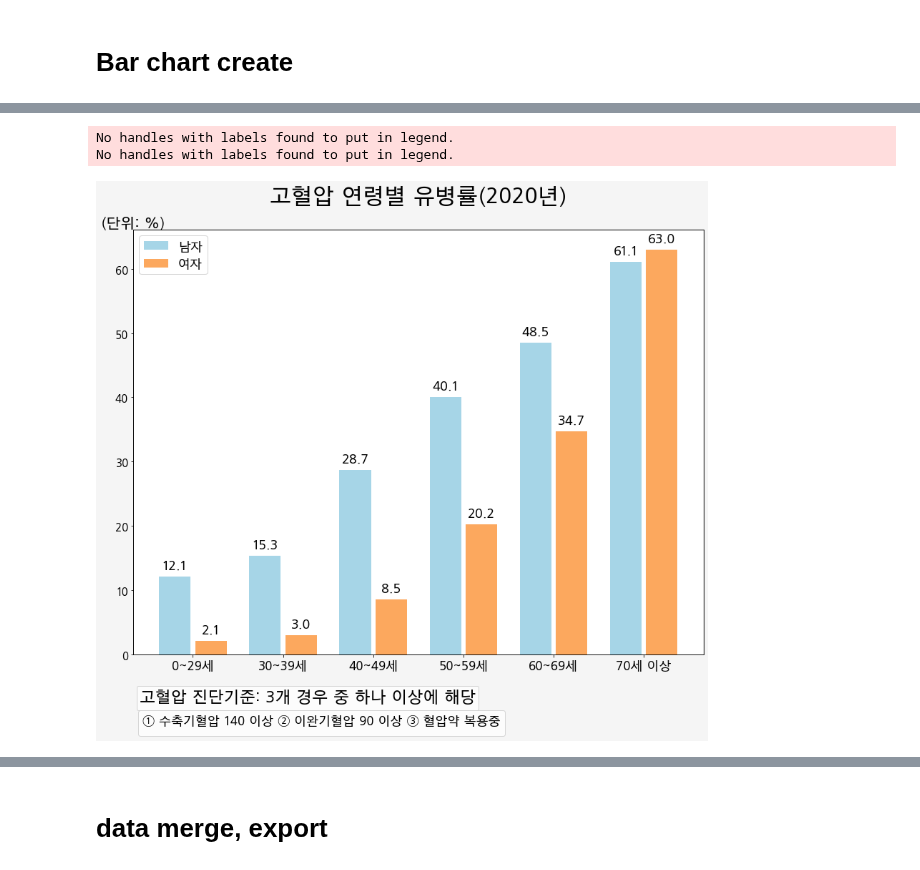
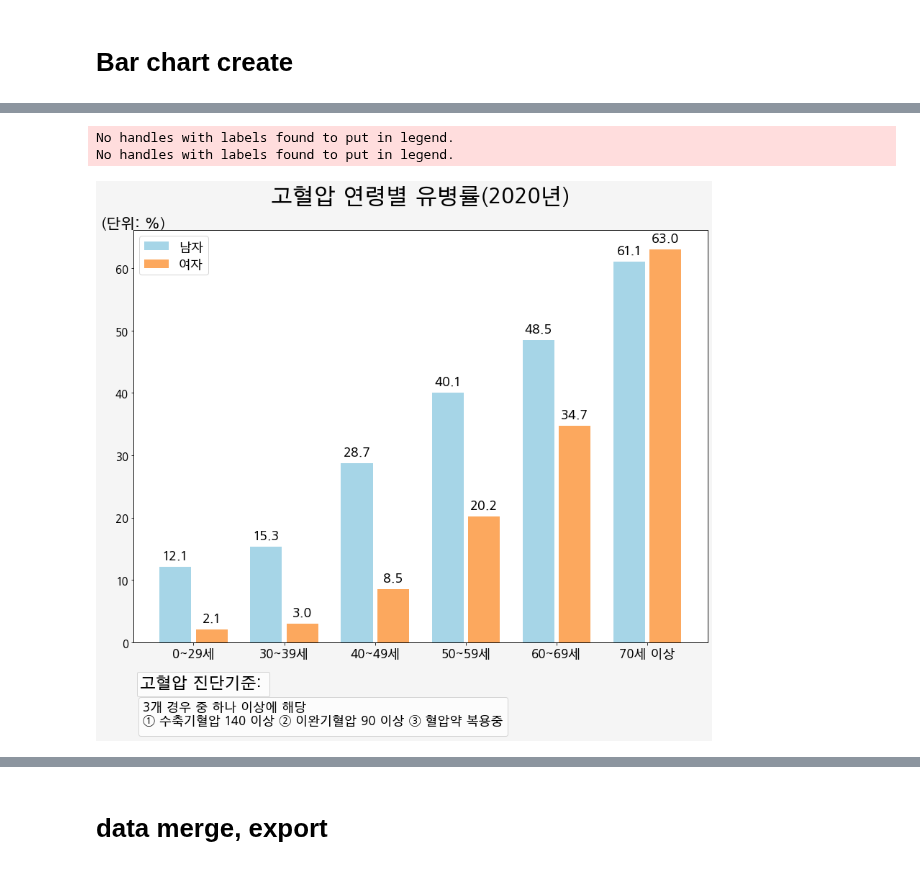
Before and after one commit to juseful/FactSheet2020, a Jupyter notebook: 02_질환별_01고혈압.ipynb, the cells around one changed output, grey strips where cells are left out. Saved outputs shown, nothing was run; the diff lists cells and outputs as text; code cells hidden in the pictures.

```diff
--- a/02_질환별_01고혈압.ipynb
+++ b/02_질환별_01고혈압.ipynb
@@ -519,36 +519,36 @@ autolabel(rects2)
 
 # multiple legend
 def twinx(self):
     ax2 = self._make_twin_axes(sharex=self)
     # ax2.yaxis.tick_right()
     ax2.yaxis.set_visible(False)
     # ax2.yaxis.set_label_position('right')
     # ax2.yaxis.set_offset_position('right')
     ax2.set_autoscalex_on(self.get_autoscalex_on())
     self.yaxis.tick_left()
     ax2.xaxis.set_visible(False)
     ax2.patch.set_visible(False)
     return ax2
 
 ax2 = twinx(ax)
 ax3 = twinx(ax)
-lg1 = ax2.legend(bbox_to_anchor=(0,-0.14), title='고혈압 진단기준: 3개 경우 중 하나 이상에 해당', title_fontsize = 22 ,ncol=1  ,loc='lower left')
-lg2 = ax3.legend(bbox_to_anchor=(0,-0.205), title='① 수축기혈압 140 이상 ② 이완기혈압 90 이상 ③ 혈압약 복용중', title_fontsize = 17 ,ncol=1,loc='lower left' ,fontsize=15)
+lg1 = ax2.legend(bbox_to_anchor=(0,-0.14), title='고혈압 진단기준: ', title_fontsize = 22 ,ncol=1  ,loc='lower left')
+lg2 = ax3.legend(bbox_to_anchor=(0,-0.24), title='3개 경우 중 하나 이상에 해당\n① 수축기혈압 140 이상 ② 이완기혈압 90 이상 ③ 혈압약 복용중', title_fontsize = 17 ,ncol=1,loc='lower left' ,fontsize=15)
 
 fig.tight_layout()
 
 plt.savefig("{}/02_01고혈압_02연령별유병률.png".format(workdir[:-5])
             ,bbox_extra_artists=(lg1,lg2)
             ,bbox_inches='tight'
             )
 
 # plt.savefig("{}/bp_total_mf.png".format(workdir),edgecolor="black")
 
 # plt.show()
 # %% [output]
 No handles with labels found to put in legend.
 No handles with labels found to put in legend.
-[figure, old version]
+[figure, new version]
 # %%
 value01 = bp_ctrl_per_subt.iloc[1,:-1]
 
```
Also changed, not shown: parts of 3 cells of this notebook.
